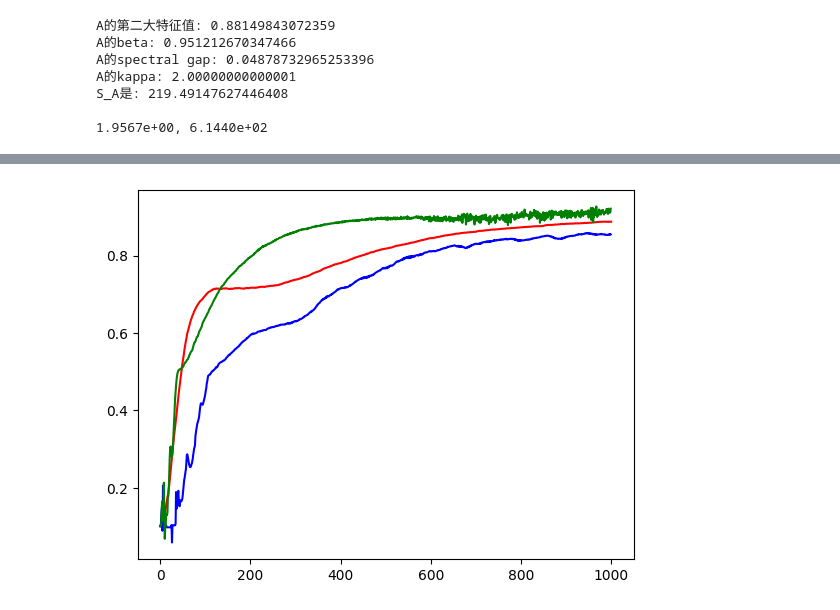
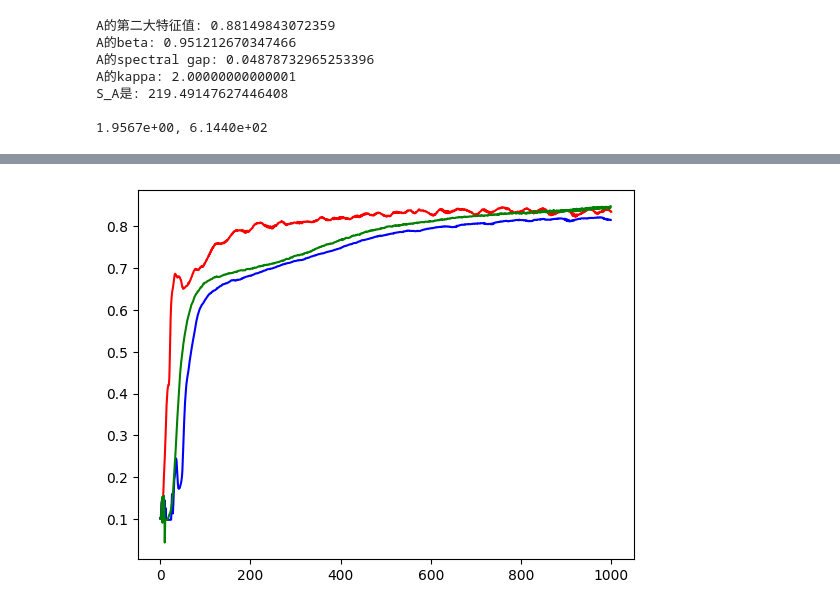
Before and after one commit to Luoxiaogan/PullSum_MNIST, a Jupyter notebook: code/神经网络实验/MNIST最终实验/实验部分/环状图, 10节点, 大异质性.ipynb, the cells around one changed output, grey strips where cells are left out. Saved outputs shown, nothing was run; the diff lists cells and outputs as text; code cells hidden in the pictures.

```diff
--- a/code/神经网络实验/MNIST最终实验/实验部分/环状图, 10节点, 大异质性.ipynb
+++ b/code/神经网络实验/MNIST最终实验/实验部分/环状图, 10节点, 大异质性.ipynb
@@ -36,7 +36,7 @@ B=get_B(A=A,u=2*n,n=n)
 show_row(A)
 _,__=test_row(A)
 print(f"{_:.4e}, {__:.4e}")
-h_data,y_data,X_test,y_test=prepare_node_10_hard_linear_mix(p1=0.8,seed=49)
+h_data,y_data,X_test,y_test=prepare_node_10_hard_linear_mix(p1=0.9,seed=49)
 # %% [output]
 A的第二大特征值: 0.88149843072359
 A的beta: 0.951212670347466
@@ -50,5 +53,5 @@ S_A是: 219.49147627446408
 # %%
-Sum_ll1, Sum_aa1= train_PullSum(
+Sum_l2, Sum_a2 = train_PullSum(
     n=n,
     A=A,
     B=B,
@@ -56,7 +59,7 @@ Sum_ll1, Sum_aa1= train_PullSum(
     seed_for_model=49,
     criterion_class=nn.CrossEntropyLoss,
     epochs=1000,
-    lr=5e-3,
+    lr=8e-3,
     X_train_data=h_data,
     y_train_data=y_data,
     X_test_data=X_test,
@@ -66,0 +117,16 @@ Sum_ll1, Sum_aa1= train_PullSum(
+# %%
+Diag_ll2, Diag_aa2 = train_PullDiag(
+    n=n,
+    A=A,
+    model_class=MNISTClassifier_4layer_2,
+    seed_for_model=49,
+    criterion_class=nn.CrossEntropyLoss,
+    epochs=1000,
+    lr=1.8e-3,
+    X_train_data=h_data,
+    y_train_data=y_data,
+    X_test_data=X_test,
+    y_test_data=y_test,
+    compute_accuracy=compute_accuracy_with_average_model,
+    show_graph=True
+)
@@ -83,12 +178,12 @@ Diag_ll1, Diag_aa1= train_PullDiag(
 # %%
-FRSD_ll1, FRSD_aa1= train_FRSD(
+FRSD_ll4, FRSD_aa4= train_FRSD(
     n=n,
     A=A,
     model_class=MNISTClassifier_4layer_2,
     seed_for_model=49,
     criterion_class=nn.CrossEntropyLoss,
     epochs=1000,
-    lr=5e-3,
+    lr=4e-3,
     beta=0.1,
     X_train_data=h_data,
     y_train_data=y_data,
@@ -102,7 +223,7 @@ FRSD_ll1, FRSD_aa1= train_FRSD(
 # %%
-plt.plot(Sum_aa1,color='r')
-plt.plot(Diag_aa1,color='b')
-plt.plot(FRSD_aa1,color='g')
+plt.plot(Sum_a2,color='r')
+plt.plot(Diag_aa2,color='b')
+plt.plot(FRSD_aa4,color='g')
 plt.show()
 # %% [output]
-[figure, old version]
+[figure, new version]
```
Also changed, not shown: parts of 13 cells of this notebook.
